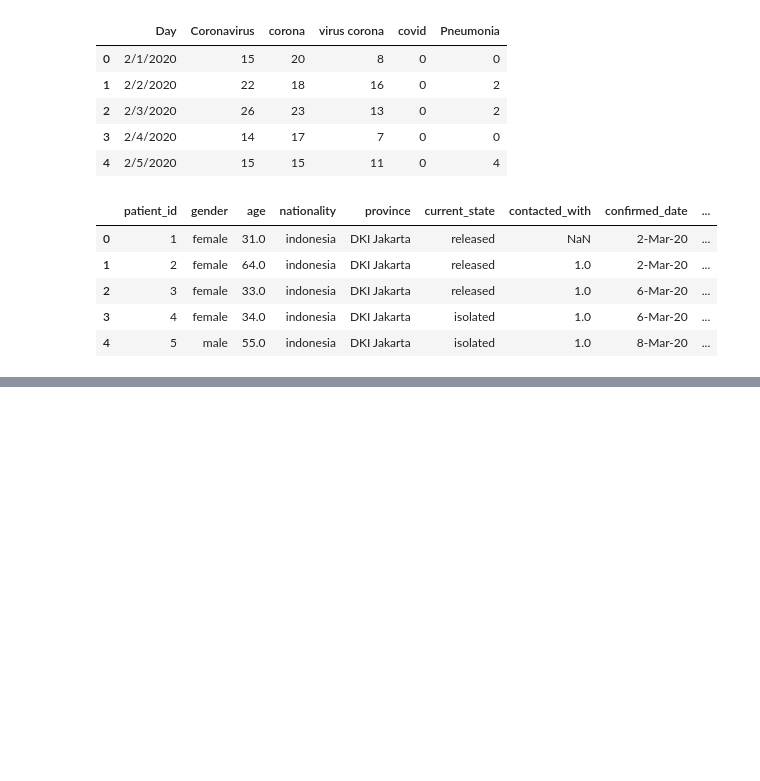
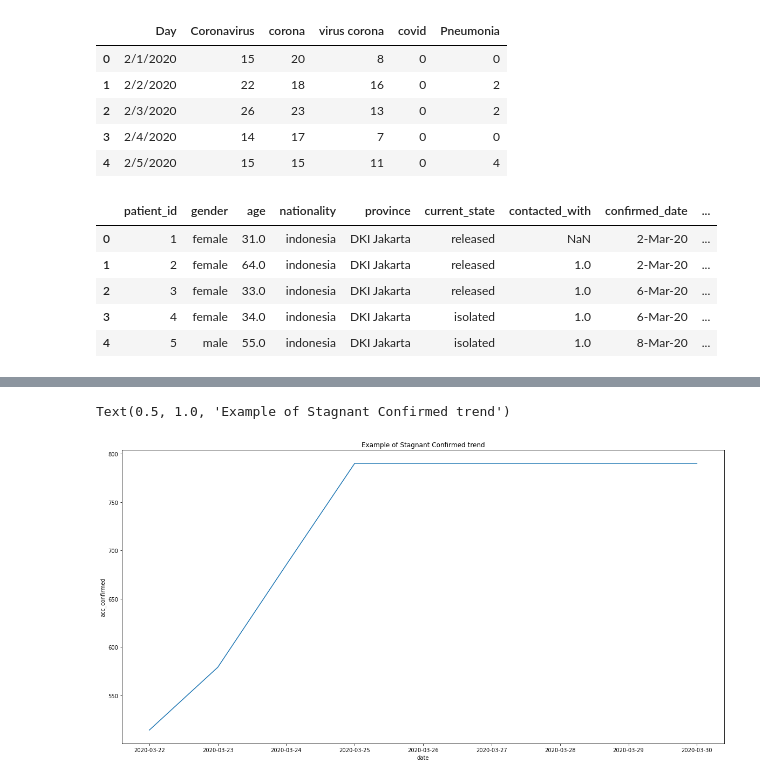
Before and after one commit to firdarinoa/bangkit-assignment5, a Jupyter notebook: Assignment5.ipynb, the cells around one changed output, grey strips where cells are left out. Cells and saved outputs as stored; diff of their text form; code cells hidden in the pictures; blank space fills up the shorter version.

```diff
--- a/Assignment5.ipynb
+++ b/Assignment5.ipynb
@@ -74,0 +261,16 @@ province_timeline.head()
+# %%
+ex_stagnant_confirmed_cases = pd.date_range('2020-03-26', '2020-03-30')
+stagnant_confirmed = {'date': ex_stagnant_confirmed_cases, 'acc_confirmed': 790}
+fbp_stagnant_confirmed = pd.DataFrame(data=stagnant_confirmed)
+data_confirmed_cases_staganant = cases.loc[20:23, ["date", "acc_confirmed"]] #only get from 22 mar 20 to 25 mar 20
+data_confirmed_cases_staganant = data_confirmed_cases_staganant.append(fbp_stagnant_confirmed)
+data_confirmed_cases_staganant['date'] = pd.to_datetime(data_confirmed_cases_staganant['date'])
+data_confirmed_cases_staganant = data_confirmed_cases_staganant.sort_values(by='date').reset_index()
+data_confirmed_cases_staganant.drop('index', axis=1, inplace=True)
+
+plt.figure(figsize=(20,10))
+sns.lineplot(x="date", y='acc_confirmed', data=data_confirmed_cases_staganant)
+plt.title("Example of Stagnant Confirmed trend")
+# %% [output]
+Text(0.5, 1.0, 'Example of Stagnant Confirmed trend')
+[figure, added]
```
Also changed, not shown: parts of 21 cells of this notebook.
